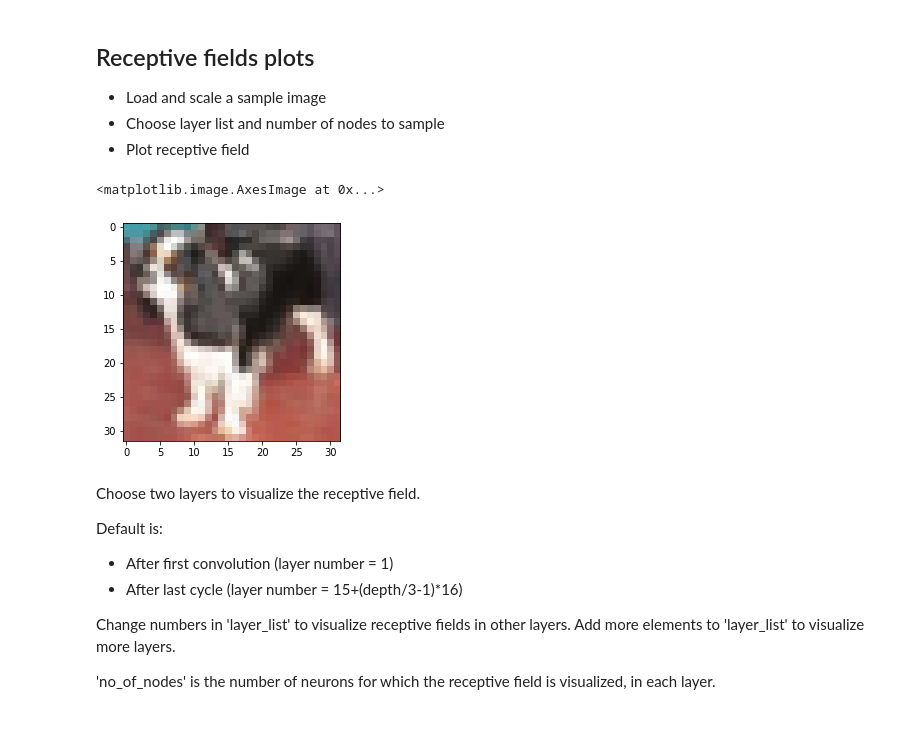
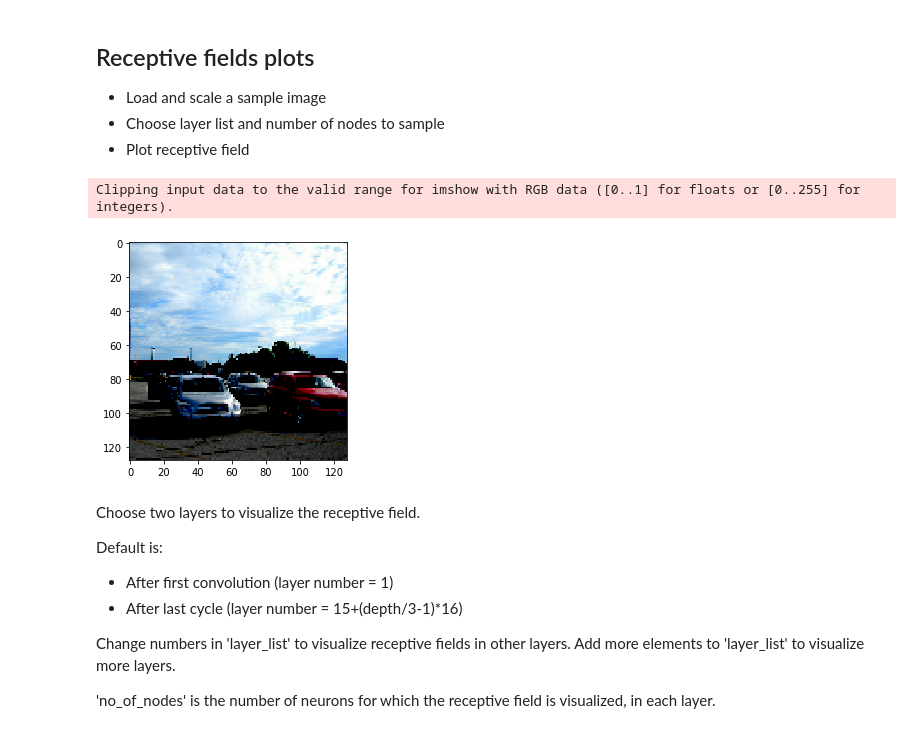
Before and after one commit to KJHYgfOhas/KJHYgfOhas, a Jupyter notebook: Submission/OrthogonalConvReviewed.ipynb, the cells around one changed output. Cells and saved outputs as stored; diff of their text form; code cells hidden in the pictures.

```diff
--- a/Submission/OrthogonalConvReviewed.ipynb
+++ b/Submission/OrthogonalConvReviewed.ipynb
@@ -161,6 +162,6 @@ _________________________________________________________________
 ### ImageNet
 # %%
 # Initialise the dataset generator for ImageNet
-imagenet_dataset_path = 'path/to/ImageNet/dataset' # substitute here the path to the imagenet dataset in tensorflow records format
+imagenet_dataset_path = '/tf/mtk53536/MtkResearch/code/image_net' # substitute here the path to the imagenet dataset in tensorflow records format
 ds_valid_imagenet = get_dataset(imagenet_dataset_path, 'validation', BATCH_SIZE, image_size=IMAGENET_IMAGE_SIZE)
 # %% [output]
@@ -219,14 +216,25 @@ The cue conflict dataset accuracy for the selected model is: 0.1640625
 - Load and scale a sample image
 - Choose layer list and number of nodes to sample
 - Plot receptive field
+# %%
+# Set model = 1 if would like to run experiments on cifar and model = 2 if on image net.
+model =  2
 # %%
 # Load and scale a sample image at random
-image_index = np.random.randint(0, x_test.shape[0]-1)
-image = x_test[image_index]
-plt.imshow((image * NORMALIZING_CONST + CENTRALIZING_CONST)/QUANTIZATION_SIZE)
+if model == 1:
+    image_index = np.random.randint(0, x_test.shape[0]-1)
+    image = x_test[image_index]
+    mdel = cirfar_model
+    plt.imshow((image * NORMALIZING_CONST + CENTRALIZING_CONST)/QUANTIZATION_SIZE)
+else:
+    ds_valid_imagenet = get_dataset(imagenet_dataset_path, 'validation', batch_size = 1, image_size=IMAGENET_IMAGE_SIZE)
+    ds = tfds.as_numpy(ds_valid_imagenet)
+    image = next(ds)[0].squeeze()
+    plt.imshow(image)
+    model = imagenet_model
 # %% [output]
-<matplotlib.image.AxesImage at 0x...>
+Clipping input data to the valid range for imshow with RGB data ([0..1] for floats or [0..255] for integers).
-[figure, old version]
+[figure, new version]
 # %% [markdown]
 Choose two layers to visualize the receptive field.
 
```
Also changed, not shown: parts of 14 cells of this notebook, 1 other file.
